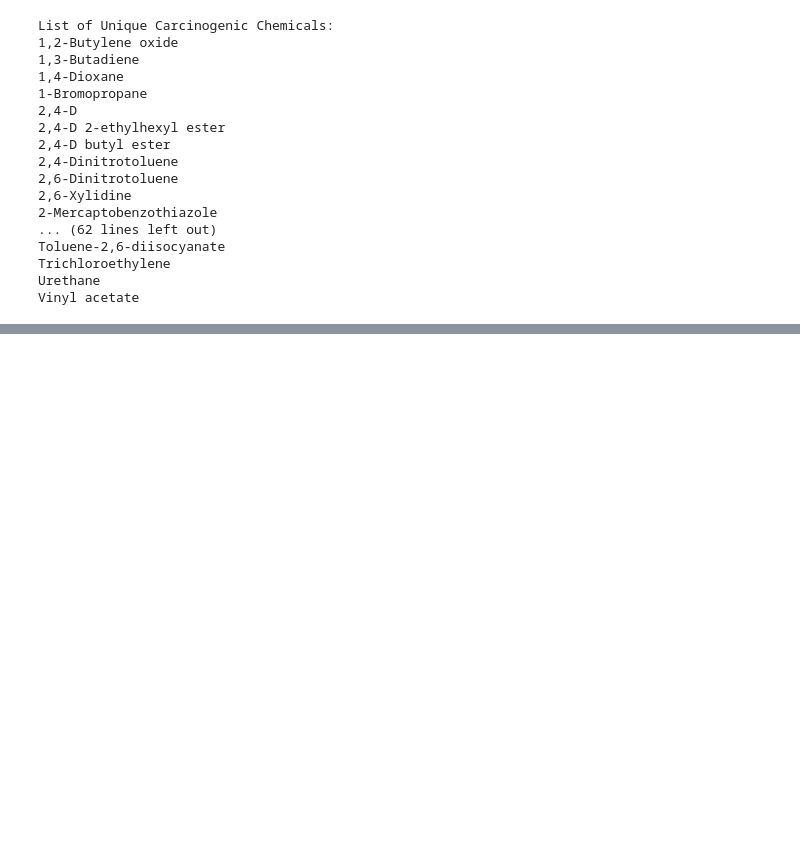
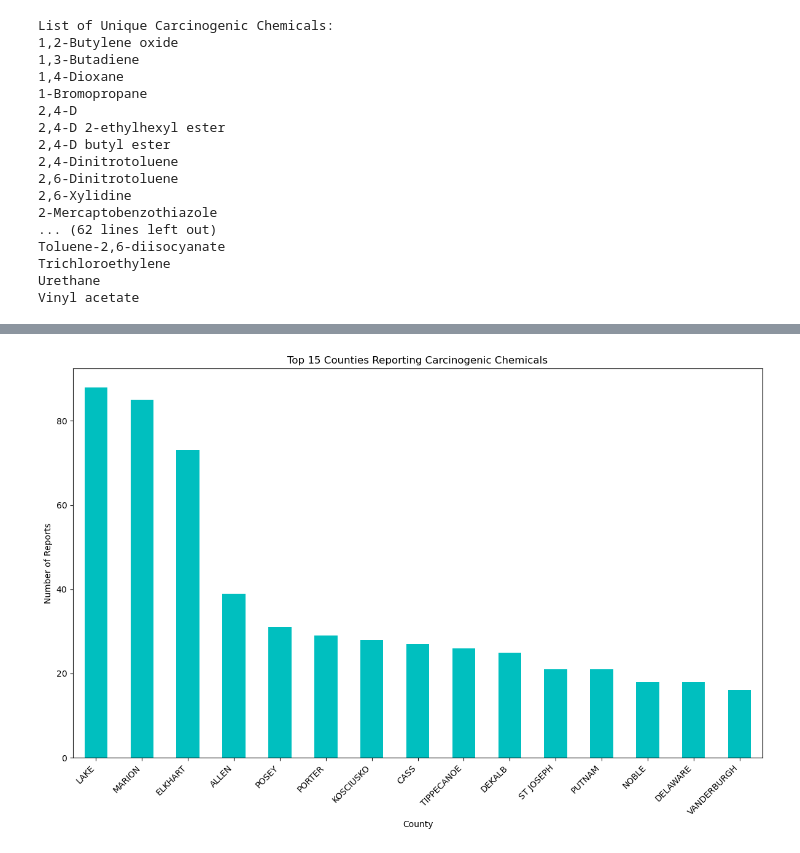
Before and after one commit to suhaasbadada/jimmy_johns, a Jupyter notebook: EDA/Spills.ipynb, the cells around one changed output, grey strips where cells are left out. Cells and saved outputs as stored; diff of their text form; code cells hidden in the pictures; blank space fills up the shorter version.

```diff
--- a/EDA/Spills.ipynb
+++ b/EDA/Spills.ipynb
@@ -473,0 +513,12 @@ Vinyl acetate
+# %%
+# Visualizing distribution of carcinogenic chemicals by county
+plt.figure(figsize=(12,8))
+carcinogenic_df['7. COUNTY'].value_counts().nlargest(15).plot(kind='bar', color='c')
+plt.title('Top 15 Counties Reporting Carcinogenic Chemicals')
+plt.xlabel('County')
+plt.ylabel('Number of Reports')
+plt.xticks(rotation=45, ha='right')
+plt.tight_layout()
+plt.show()
+# %% [output]
+[figure, added]
```
Also changed, not shown: parts of 2 cells of this notebook.
